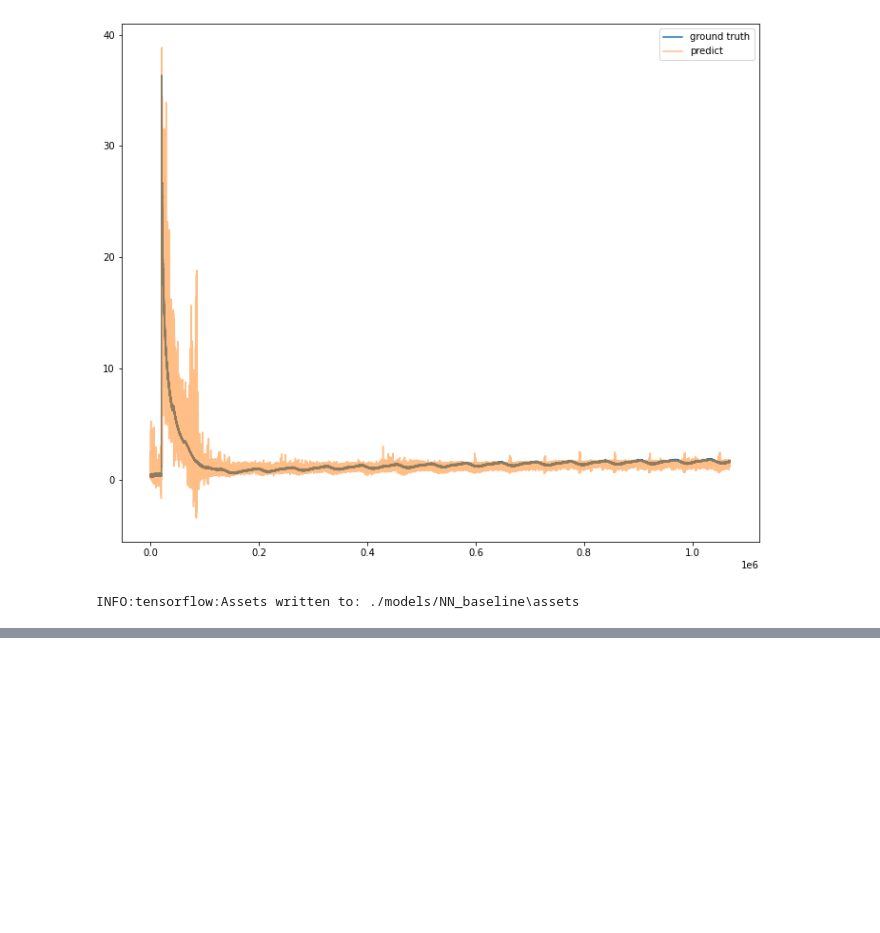
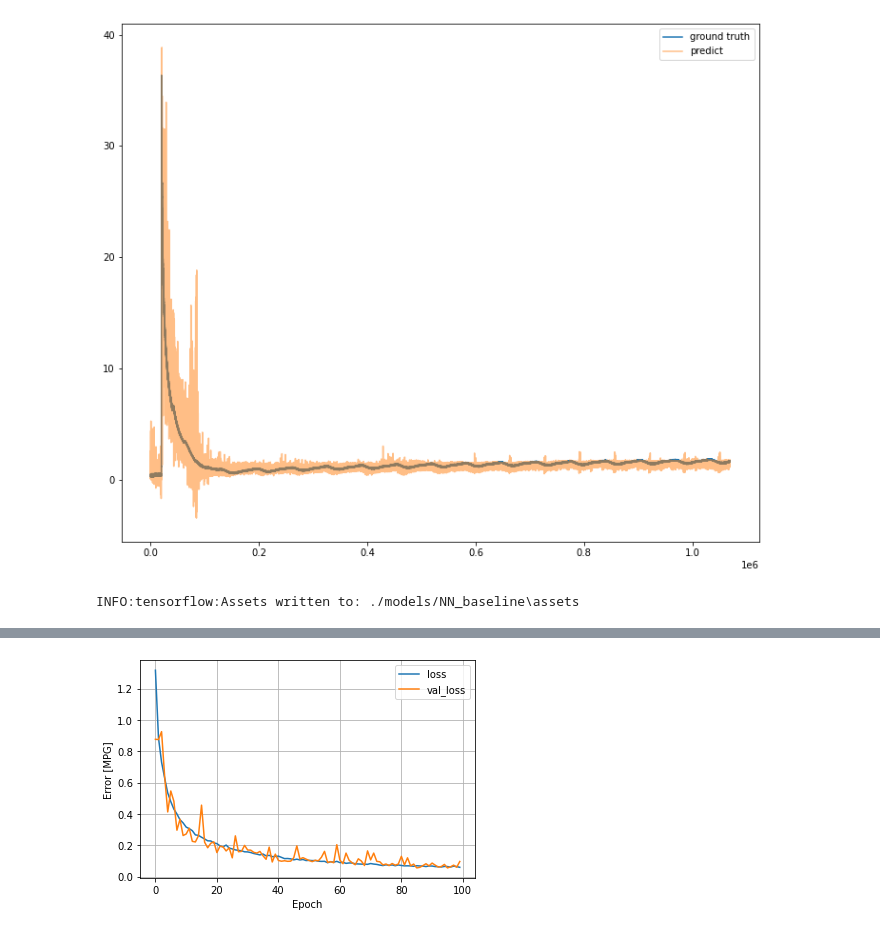
Before and after one commit to chen-xin-94/trelleborg, a Jupyter notebook: Training_NN.ipynb, the cells around one changed output, grey strips where cells are left out. Saved outputs shown, nothing was run; the diff lists cells and outputs as text; code cells hidden in the pictures; blank space fills up the shorter version.

Commit message:
3-layer NN with normalizaation

```diff
--- a/Training_NN.ipynb
+++ b/Training_NN.ipynb
@@ -290,0 +395,24 @@ def baseline_model():
+# %%
+normalizer = preprocessing.Normalization()
+normalizer.adapt(X_train)
+# print(normalizer.mean.numpy())
+# first = np.array(X[:1])
+# with np.printoptions(precision=2, suppress=True):
+#   print('First example:', first)
+#   print()
+#   print('Normalized:', normalizer(first).numpy())
+# %%
+def model_pp(norm):
+  model = keras.Sequential([
+      norm,
+      layers.Dense(242, input_dim=242, kernel_initializer='normal', activation='relu'),
+      layers.Dense(100, kernel_initializer='normal',activation='relu'),
+      layers.Dense(1)
+  ])
+
+  model.compile(loss='mean_squared_error',
+                optimizer=tf.keras.optimizers.Adam(0.001))
+  return model
+# %%
+NN_pp= model_pp(normalizer)
+NN_pp.summary()
@@ -290,0 +436,6 @@ def baseline_model():
+# %%
+%%time
+history = NN_pp.fit(
+    X_train, y_train, batch_size = 64,
+    validation_split=0.2,
+    verbose=0, epochs=100)
@@ -290,0 +444,4 @@ def baseline_model():
+# %%
+plot_loss(history)
+# %% [output]
+[figure, added]
```
Also changed, not shown: parts of 30 cells of this notebook.
